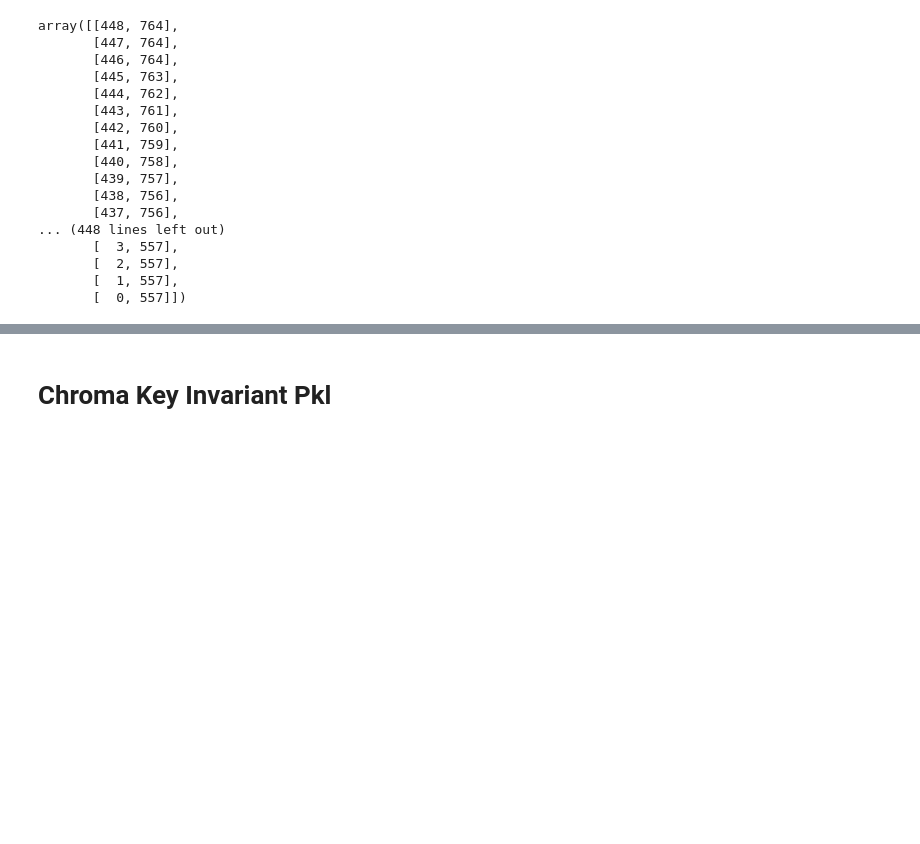
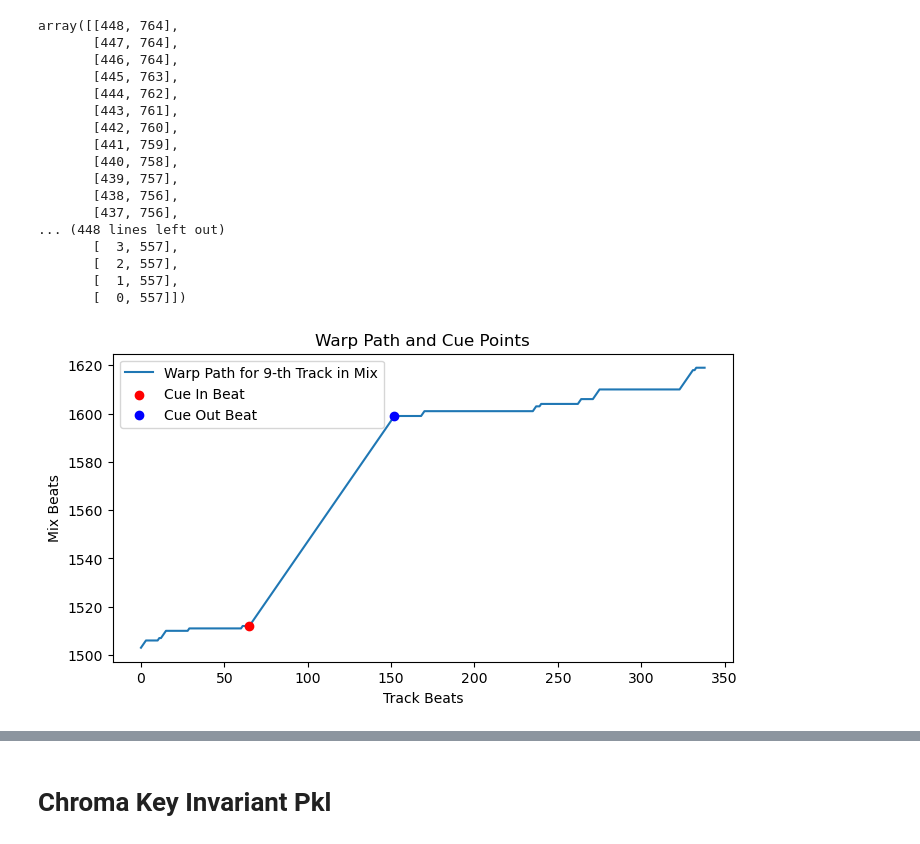
Before and after one commit to michaelhein39/dj-transition-predictor, a Jupyter notebook: notebooks/alignment_eda.ipynb, the cells around one changed output, grey strips where cells are left out. Drawn from its saved outputs; the diff is of its cells as text; code cells hidden in the pictures; blank space fills up the shorter version.

Commit message:
dtw plots

```diff
--- a/notebooks/alignment_eda.ipynb
+++ b/notebooks/alignment_eda.ipynb
@@ -113,6 +114,38 @@ def analyze_transition_gaps(df):
 
     plt.tight_layout()
     plt.show()
+# %%
+def plot_warp_path(df):
+    # # Random row
+    random.seed(124)
+    random_index = random.randint(0, len(df) - 1)
+    row = df.iloc[random_index]
+
+    warp_path = row['wp']
+    track_cue_in_beat = row['track_cue_in_beat']
+    track_cue_out_beat = row['track_cue_out_beat']
+
+    # Convert warp path to numpy array for easier plotting
+    warp_path = np.array(warp_path)
+
+    # Create the plot
+    plt.figure(figsize=(8, 4))
+
+    # Plot the warp path
+    plt.plot(warp_path[:, 0], warp_path[:, 1], label=f'Warp Path for {random_index+1}-th Track in Mix')
+
+    # Add points for track cue in and out beats
+    plt.scatter(track_cue_in_beat, warp_path[warp_path[:, 0] == track_cue_in_beat, 1], color='r', label='Cue In Beat', zorder=5)
+    plt.scatter(track_cue_out_beat, warp_path[warp_path[:, 0] == track_cue_out_beat, 1], color='b', label='Cue Out Beat', zorder=5)
+
+    # Add labels and title
+    plt.xlabel('Track Beats')
+    plt.ylabel('Mix Beats')
+    plt.title('Warp Path and Cue Points')
+    plt.legend()
+
+    # Show the plot
+    plt.show()
 # %% [markdown]
 # MFCC Pkl
 # %%
@@ -249,3 +282,7 @@ array([[448, 764],
        [  2, 557],
        [  1, 557],
        [  0, 557]])
+# %%
+plot_warp_path(df_chroma)
+# %% [output]
+[figure, added]
```
Also changed, not shown: parts of 3 cells of this notebook.
